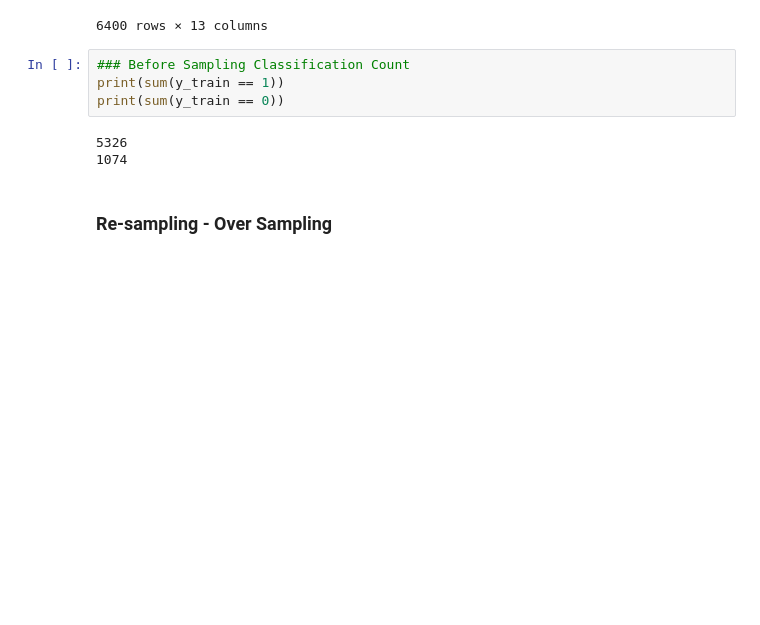
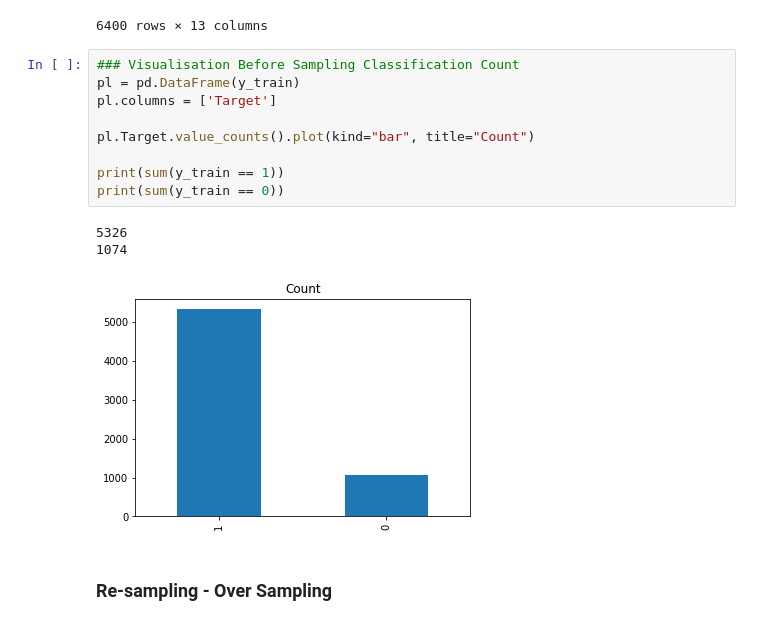
Before and after one commit to adv-dsi-group4/nba-career-prediction, a Jupyter notebook: notebooks/tin_hnin_13738339_week_2_logistic_regression_stdScaling_SMOTE_selectFeatures.ipynb, the cells around one changed output. Saved outputs shown, nothing was run; the diff lists cells and outputs as text; blank space fills up the shorter version.

```diff
--- a/notebooks/tin_hnin_13738339_week_2_logistic_regression_stdScaling_SMOTE_selectFeatures.ipynb
+++ b/notebooks/tin_hnin_13738339_week_2_logistic_regression_stdScaling_SMOTE_selectFeatures.ipynb
@@ -121,12 +120,18 @@ X_train
 | 4547 | 0.246653 | 0.875612 | 0.827140 | -1.469853 | -1.523776 | 0.655953 | 0.425145 | 2.319392 | 1.962091 | -0.976850 | -0.119449 | ... |
 6400 rows × 13 columns
 # %%
-### Before Sampling Classification Count
+### Visualisation Before Sampling Classification Count
+pl = pd.DataFrame(y_train)
+pl.columns = ['Target']
+
+pl.Target.value_counts().plot(kind="bar", title="Count")
+
 print(sum(y_train == 1))
 print(sum(y_train == 0))
 # %% [output]
 5326
 1074
+[figure, added]
 # %% [markdown]
 ### Re-sampling -  Over Sampling
 # %%
```
Also changed, not shown: parts of 15 cells of this notebook, 4 other files.
